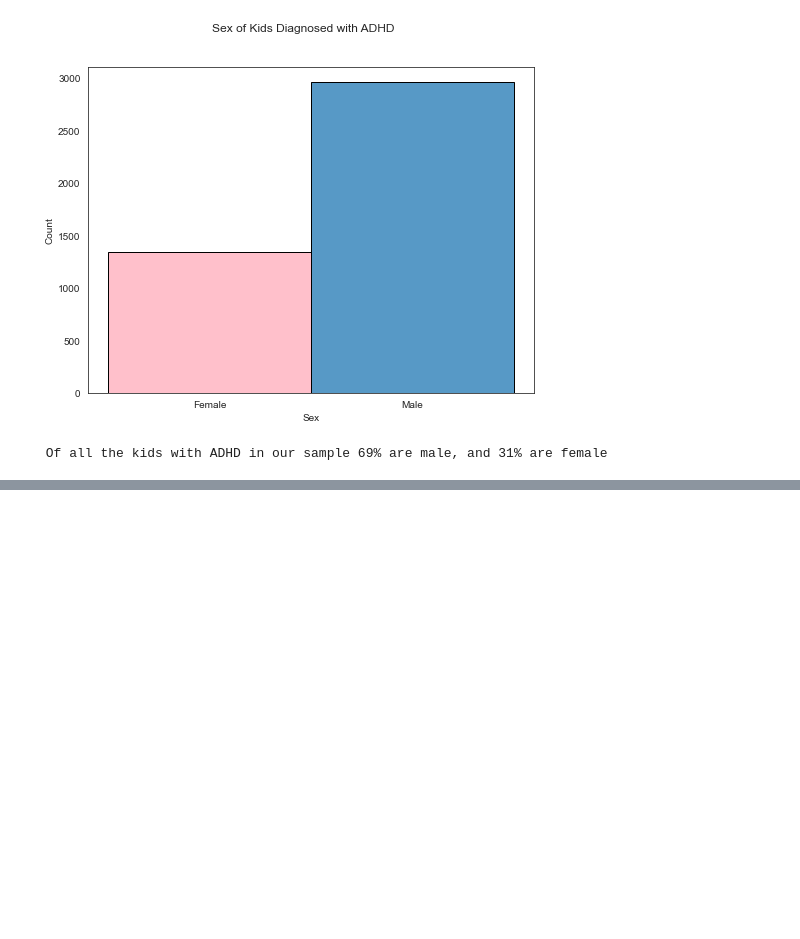
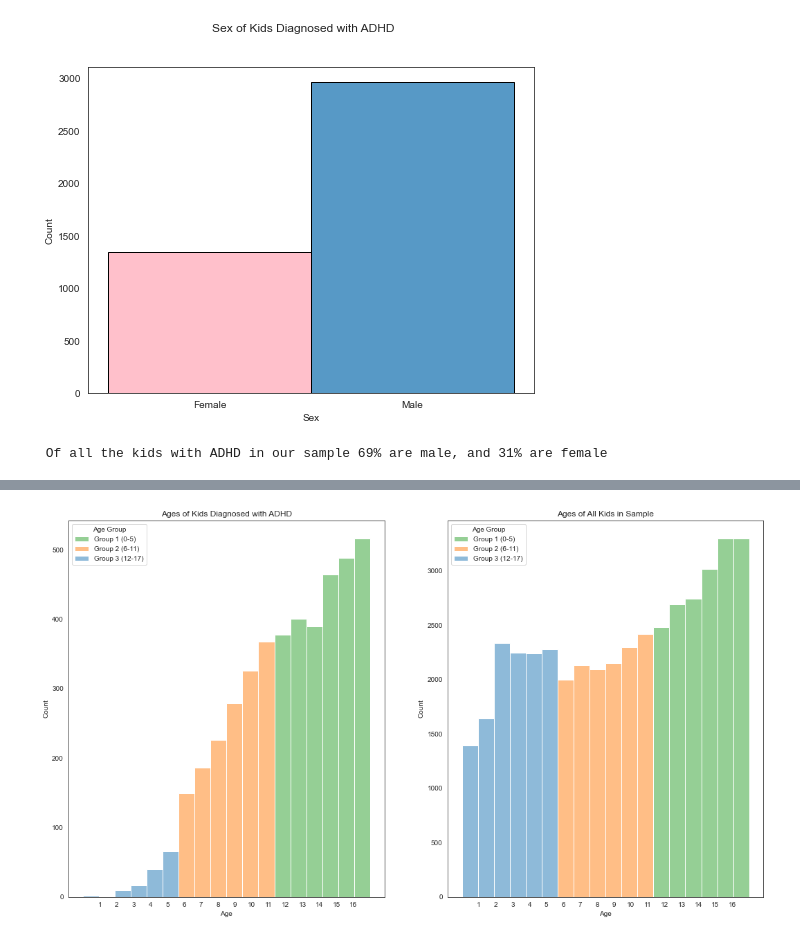
Before and after one commit to austint1121/Undiagnosed-ADHD-Identification, a Jupyter notebook: Notebooks/EDA.ipynb, the cells around one changed output, grey strips where cells are left out. Saved outputs shown, nothing was run; the diff lists cells and outputs as text; code cells hidden in the pictures; blank space fills up the shorter version.

```diff
--- a/Notebooks/EDA.ipynb
+++ b/Notebooks/EDA.ipynb
@@ -175,0 +182,4 @@ These results match up with the Census Bueraus findings that males are more likl
+# %%
+# Replacing formtype category names for more readable graphs
+adhd_df['FORMTYPE'] = adhd_df['FORMTYPE'].astype('str').replace({"b'T1'": 'Type1', "b'T2'": 'Type2', "b'T3'": 'Type3'})
+nsch['FORMTYPE'] = nsch['FORMTYPE'].astype('str').replace({"b'T1'": 'Type1', "b'T2'": 'Type2', "b'T3'": 'Type3'})
@@ -175,0 +192,17 @@ These results match up with the Census Bueraus findings that males are more likl
+# %%
+# Set figure and axis
+agefig, (ageax, realax) = plt.subplots(1, 2, figsize=(18, 10))
+
+# Plot figure with 18 bins (ages go from 1-17) with an extra bin for aesthetic reasons
+age_figure = sns.histplot(data=adhd_df, x='SC_AGE_YEARS', ax=ageax, bins=18, hue='FORMTYPE', hue_order=['Type1', 'Type2', 'Type3'])
+real_figure = sns.histplot(data=nsch, x='SC_AGE_YEARS', ax=realax, bins=18, hue='FORMTYPE', hue_order=['Type1', 'Type2', 'Type3'])
+
+# Setting labels, title, legend etc
+age_figure.set(title='Ages of Kids Diagnosed with ADHD', xlabel='Age', xticks=list(range(1, 17)))
+real_figure.set(title='Ages of All Kids in Sample', xlabel='Age', xticks=list(range(1, 17)))
+
+# Changing labels and titles legends to make them more readable.
+age_figure.legend(title='Age Group' ,labels=['Group 1 (0-5)', 'Group 2 (6-11)', 'Group 3 (12-17)'])
+real_figure.legend(title='Age Group' ,labels=['Group 1 (0-5)', 'Group 2 (6-11)', 'Group 3 (12-17)']);
+# %% [output]
+[figure, added]
```
Also changed, not shown: parts of 4 cells of this notebook.
